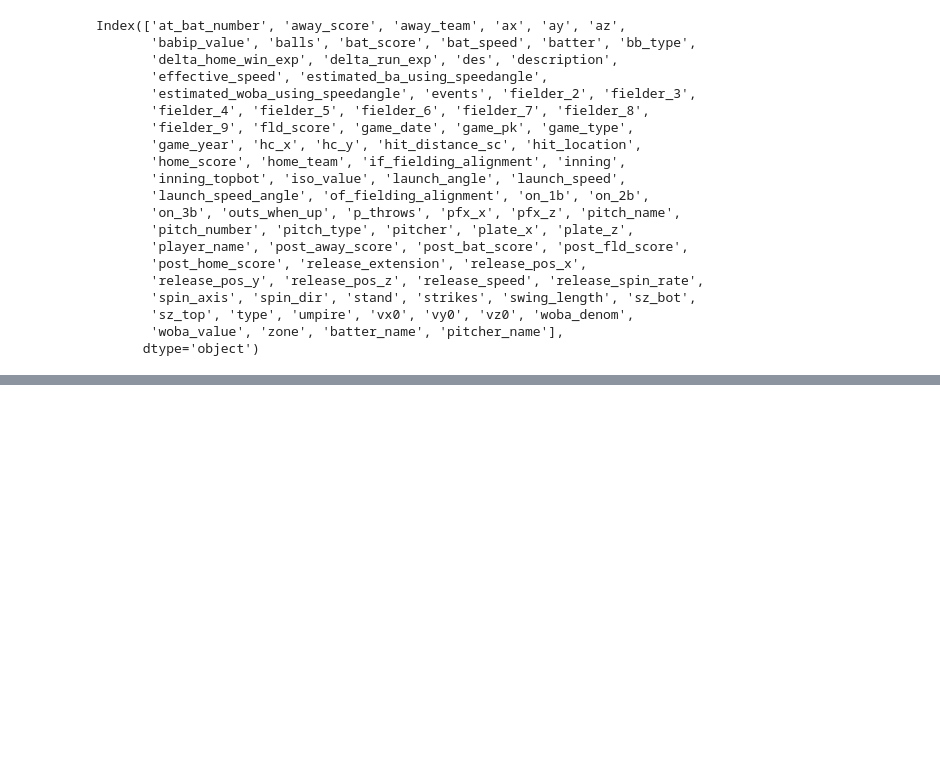
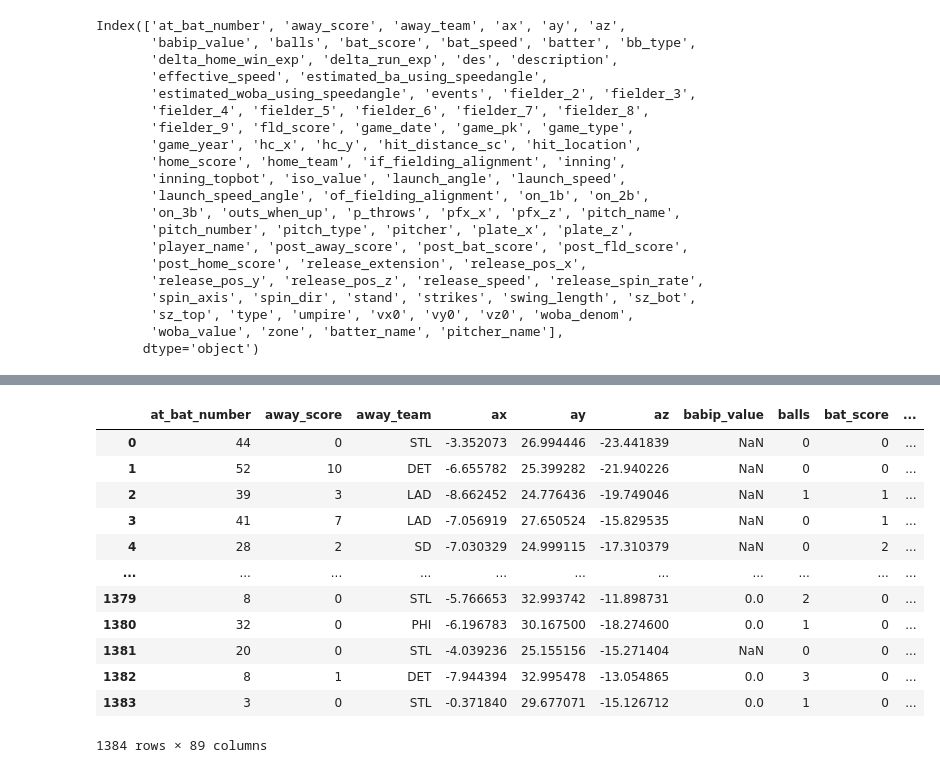
Before and after one commit to wsong214/analytico, a Jupyter notebook: velocliff/velo_cliff.ipynb, the cells around one changed output, grey strips where cells are left out. Drawn from its saved outputs; the diff is of its cells as text; code cells hidden in the pictures; blank space fills up the shorter version.

```diff
--- a/velocliff/velo_cliff.ipynb
+++ b/velocliff/velo_cliff.ipynb
@@ -191,0 +395,22 @@ plt.show()
+# %%
+# Define x and y columns
+x_column = 'release_speed'
+y_column = 'estimated_woba_using_speedangle'
+
+# Sort and extract data
+fastball_data_sorted = fastball_data.sort_values(by=x_column).reset_index(drop=True)
+fastball_data_sorted
+# %% [output]
+|  | at_bat_number | away_score | away_team | ax | ay | az | babip_value | balls | bat_score | ... |
+| 0 | 44 | 0 | STL | -3.352073 | 26.994446 | -23.441839 | NaN | 0 | 0 | ... |
+| 1 | 52 | 10 | DET | -6.655782 | 25.399282 | -21.940226 | NaN | 0 | 0 | ... |
+| 2 | 39 | 3 | LAD | -8.662452 | 24.776436 | -19.749046 | NaN | 1 | 1 | ... |
+| 3 | 41 | 7 | LAD | -7.056919 | 27.650524 | -15.829535 | NaN | 0 | 1 | ... |
+| 4 | 28 | 2 | SD | -7.030329 | 24.999115 | -17.310379 | NaN | 0 | 2 | ... |
+| ... | ... | ... | ... | ... | ... | ... | ... | ... | ... | ... |
+| 1379 | 8 | 0 | STL | -5.766653 | 32.993742 | -11.898731 | 0.0 | 2 | 0 | ... |
+| 1380 | 32 | 0 | PHI | -6.196783 | 30.167500 | -18.274600 | 0.0 | 1 | 0 | ... |
+| 1381 | 20 | 0 | STL | -4.039236 | 25.155156 | -15.271404 | NaN | 0 | 0 | ... |
+| 1382 | 8 | 1 | DET | -7.944394 | 32.995478 | -13.054865 | 0.0 | 3 | 0 | ... |
+| 1383 | 3 | 0 | STL | -0.371840 | 29.677071 | -15.126712 | 0.0 | 1 | 0 | ... |
+1384 rows × 89 columns
```
Also changed, not shown: parts of 18 cells of this notebook, 1 other file.
